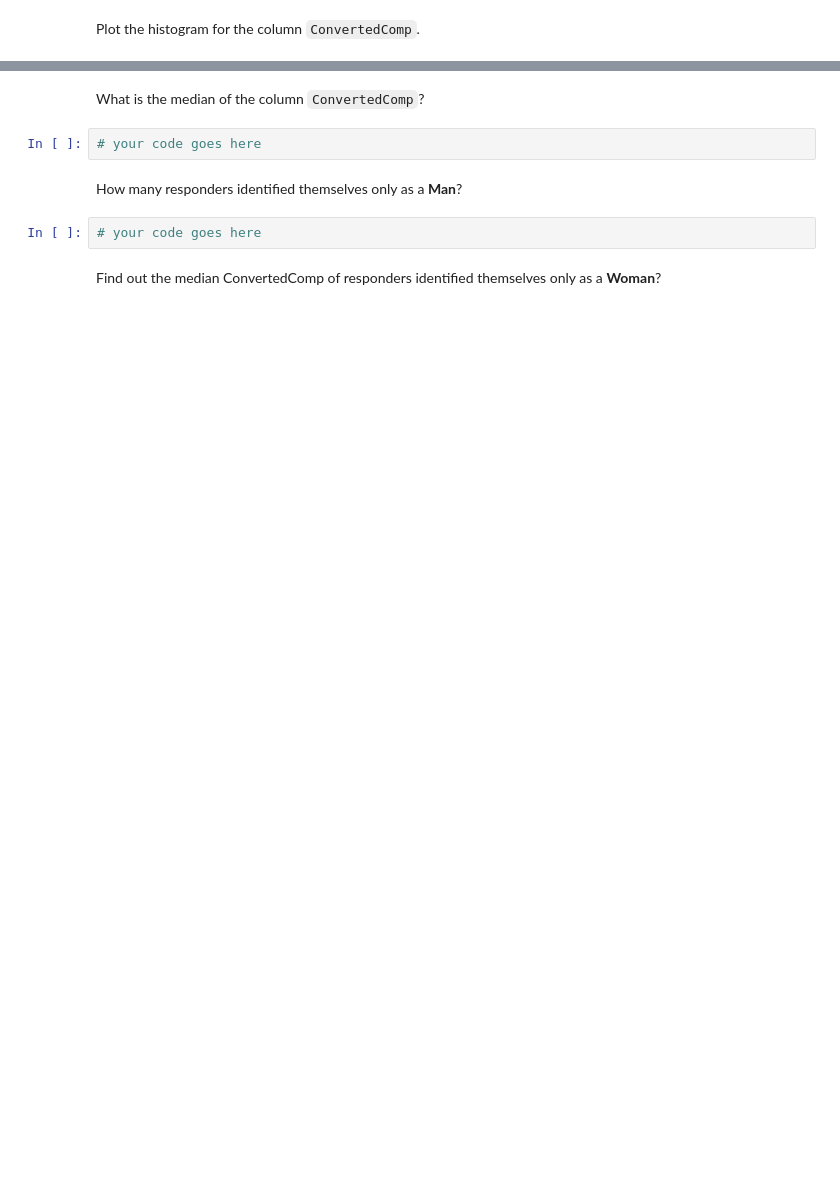
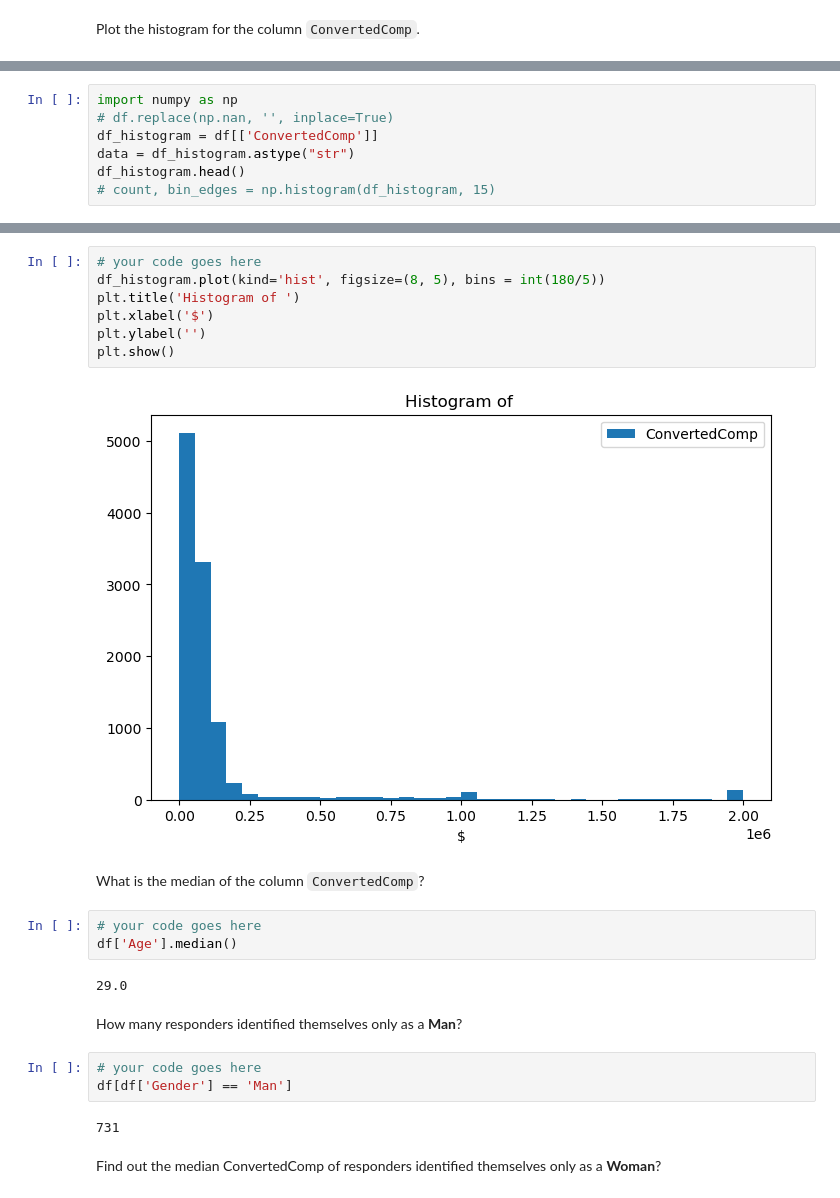
Before and after one commit to VinodKumarKP/dataanalyst_capstone, a Jupyter notebook: M3ExploratoryDataAnalysis-lab.ipynb, the cells around one changed output, grey strips where cells are left out. Cells and saved outputs as stored; diff of their text form; blank space fills up the shorter version.

```diff
--- a/M3ExploratoryDataAnalysis-lab.ipynb
+++ b/M3ExploratoryDataAnalysis-lab.ipynb
@@ -55,0 +76,7 @@ Plot the histogram for the column `ConvertedComp`.
+# %%
+import numpy as np
+# df.replace(np.nan, '', inplace=True)
+df_histogram = df[['ConvertedComp']]
+data = df_histogram.astype("str")
+df_histogram.head()
+# count, bin_edges = np.histogram(df_histogram, 15)
@@ -56,11 +90,26 @@ Plot the histogram for the column `ConvertedComp`.
+# %%
+# your code goes here
+df_histogram.plot(kind='hist', figsize=(8, 5), bins = int(180/5))
+plt.title('Histogram of ')
+plt.xlabel('$')
+plt.ylabel('')
+plt.show()
+# %% [output]
+[figure, added]
 # %% [markdown]
 What is the median of the column `ConvertedComp`?
 # %%
 # your code goes here
+df['Age'].median()
+# %% [output]
+29.0
 # %% [markdown]
 How many responders identified themselves only as a **Man**?
 # %%
 # your code goes here
+df[df['Gender'] == 'Man']
+# %% [output]
+731
 # %% [markdown]
 Find out the  median ConvertedComp of responders identified themselves only as a **Woman**?
 # %%
```
Also changed, not shown: parts of 15 cells of this notebook.
